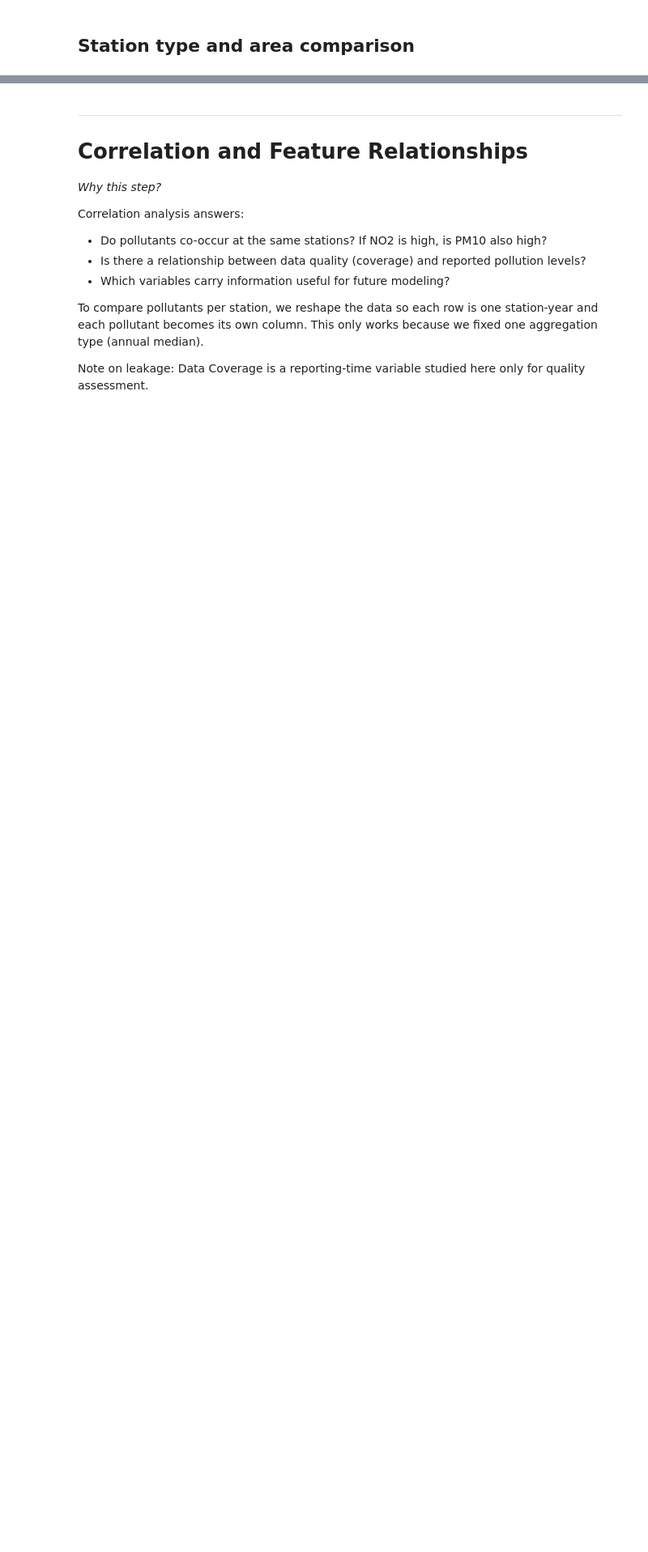
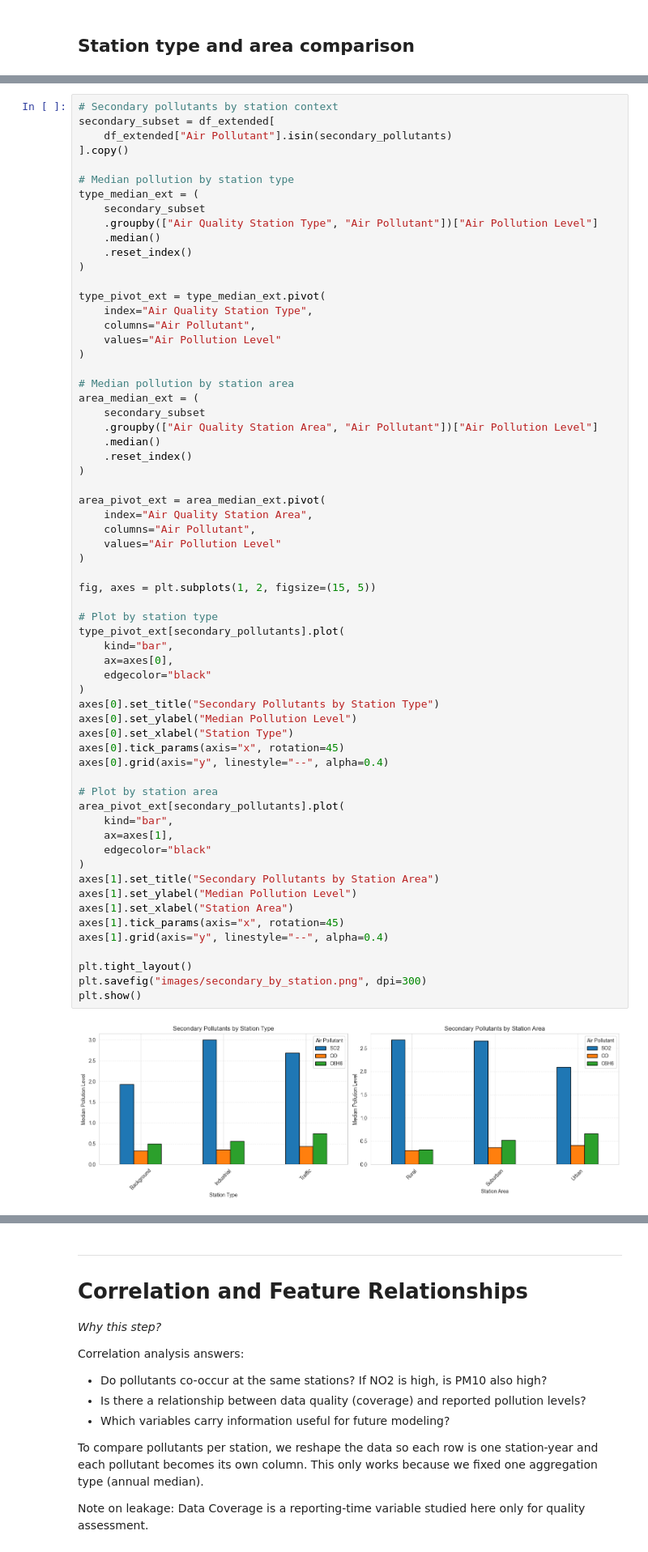
Before and after one commit to yelenashabanova/GrandChallengeAccenture, a Jupyter notebook: main.ipynb, the cells around one changed output, grey strips where cells are left out. Shown at 81% size. Drawn from its saved outputs; the diff is of its cells as text; blank space fills up the shorter version.

```diff
--- a/main.ipynb
+++ b/main.ipynb
@@ -669,3 +935,68 @@ plt.show()
+# %%
+# Secondary pollutants by station context
+secondary_subset = df_extended[
+    df_extended["Air Pollutant"].isin(secondary_pollutants)
+].copy()
+
+# Median pollution by station type
+type_median_ext = (
+    secondary_subset
+    .groupby(["Air Quality Station Type", "Air Pollutant"])["Air Pollution Level"]
+    .median()
+    .reset_index()
+)
+
+type_pivot_ext = type_median_ext.pivot(
+    index="Air Quality Station Type",
+    columns="Air Pollutant",
+    values="Air Pollution Level"
+)
+
+# Median pollution by station area
+area_median_ext = (
+    secondary_subset
+    .groupby(["Air Quality Station Area", "Air Pollutant"])["Air Pollution Level"]
+    .median()
+    .reset_index()
+)
+
+area_pivot_ext = area_median_ext.pivot(
+    index="Air Quality Station Area",
+    columns="Air Pollutant",
+    values="Air Pollution Level"
+)
+
+fig, axes = plt.subplots(1, 2, figsize=(15, 5))
+
+# Plot by station type
+type_pivot_ext[secondary_pollutants].plot(
+    kind="bar",
+    ax=axes[0],
+    edgecolor="black"
+)
+axes[0].set_title("Secondary Pollutants by Station Type")
+axes[0].set_ylabel("Median Pollution Level")
+axes[0].set_xlabel("Station Type")
+axes[0].tick_params(axis="x", rotation=45)
+axes[0].grid(axis="y", linestyle="--", alpha=0.4)
+
+# Plot by station area
+area_pivot_ext[secondary_pollutants].plot(
+    kind="bar",
+    ax=axes[1],
+    edgecolor="black"
+)
+axes[1].set_title("Secondary Pollutants by Station Area")
+axes[1].set_ylabel("Median Pollution Level")
+axes[1].set_xlabel("Station Area")
+axes[1].tick_params(axis="x", rotation=45)
+axes[1].grid(axis="y", linestyle="--", alpha=0.4)
+
+plt.tight_layout()
+plt.savefig("images/secondary_by_station.png", dpi=300)
+plt.show()
+# %% [output]
+[figure, added]
 # %% [markdown]
 ## Conclusion: Business Insight
 
```
Also changed, not shown: parts of 41 cells of this notebook, 23 other files.
